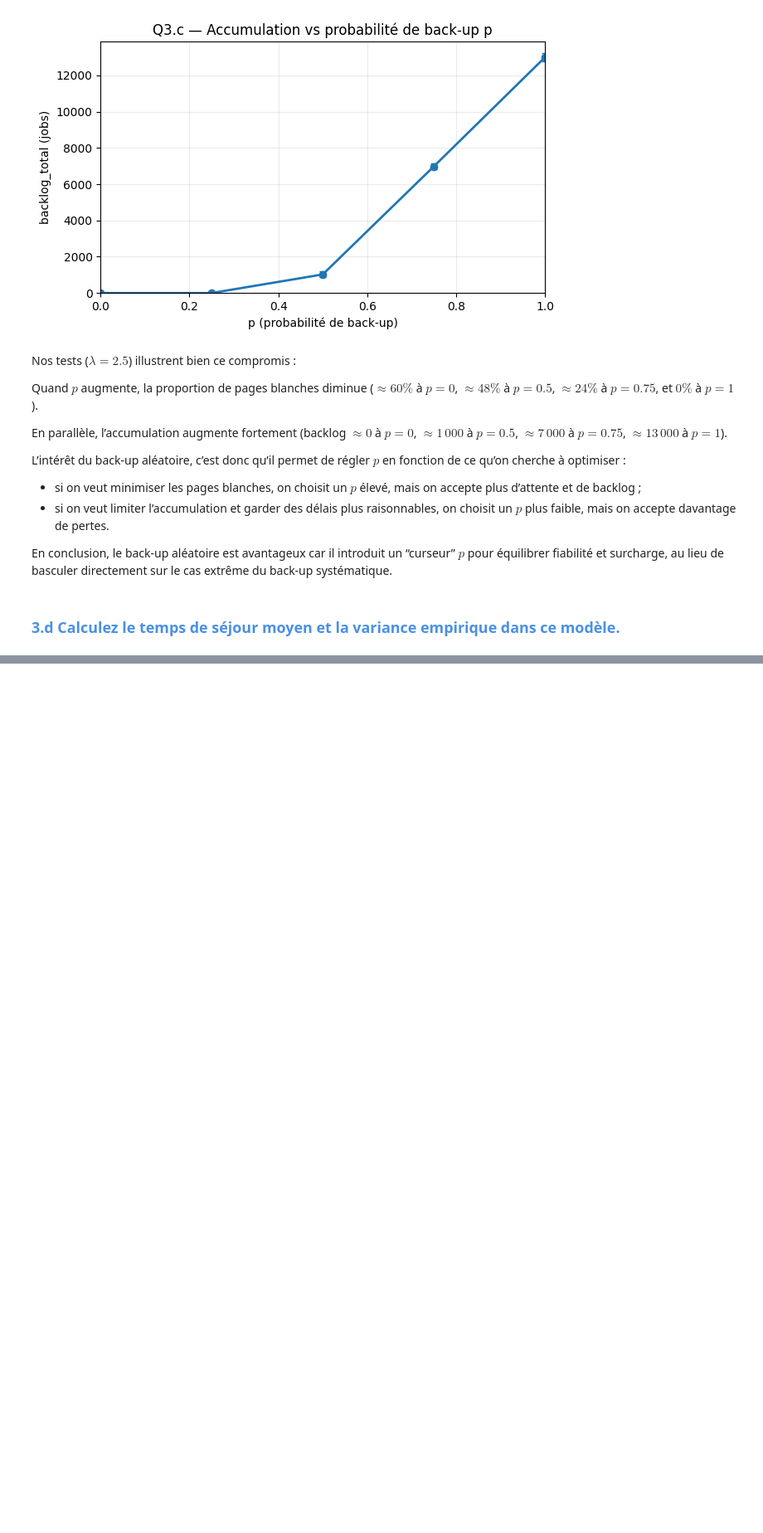
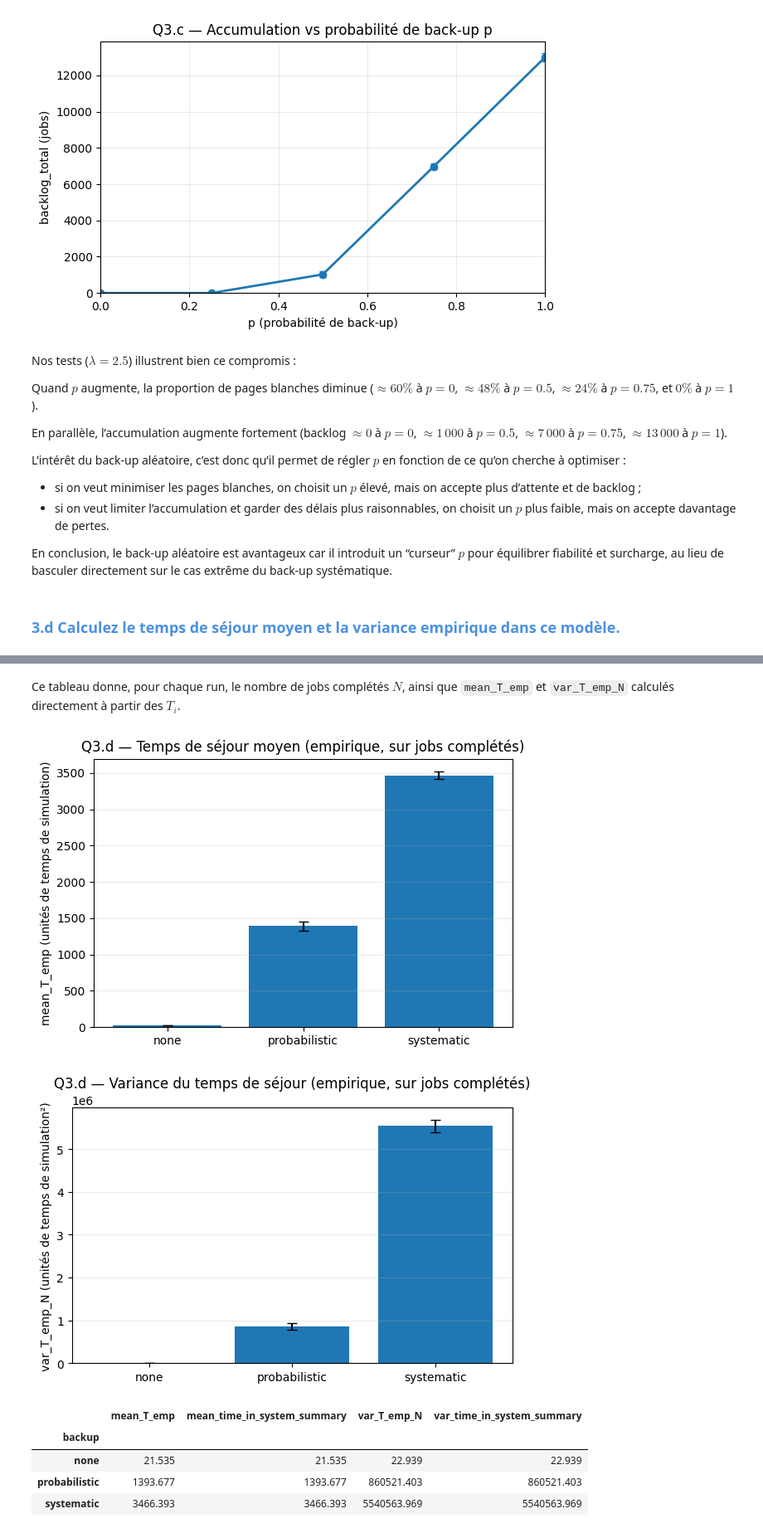
Before and after one commit to InfernalPumkin/Ero2, a Jupyter notebook: question.ipynb, the cells around one changed output, grey strips where cells are left out. Shown at 83% size. Cells and saved outputs as stored; diff of their text form; code cells hidden in the pictures; blank space fills up the shorter version.

```diff
--- a/question.ipynb
+++ b/question.ipynb
@@ -1018,0 +1036,78 @@ s = summarize_experiment(summary_csv)
+# %% [markdown]
+Ce tableau donne, pour chaque run, le nombre de jobs complétés $N$, ainsi que `mean_T_emp` et `var_T_emp_N` calculés directement à partir des $T_i$.
+# %%
+import numpy as np
+import matplotlib.pyplot as plt
+
+# Unité de temps : dans ce modèle, le temps est en "unités de temps de simulation" (pas en secondes/minutes).
+TIME_UNIT = "unités de temps de simulation"
+TIME_UNIT2 = "unités de temps de simulation²"
+
+order = ["none", "probabilistic", "systematic"]
+
+# Tableau agrégé
+agg = (
+    df_q3d.groupby("backup")[["mean_T_emp", "var_T_emp_N", "N_completed"]]
+    .agg(["mean", "std"])
+    .reindex(order)
+)
+
+tab = agg.copy()
+tab.columns = [f"{a}_{b}" for (a, b) in tab.columns]
+tab = tab.reset_index().rename(columns={"backup": "policy"})
+tab = tab.rename(
+    columns={
+        "mean_T_emp_mean": f"mean_T_emp_mean ({TIME_UNIT})",
+        "mean_T_emp_std": f"mean_T_emp_std ({TIME_UNIT})",
+        "var_T_emp_N_mean": f"var_T_emp_N_mean ({TIME_UNIT2})",
+        "var_T_emp_N_std": f"var_T_emp_N_std ({TIME_UNIT2})",
+    }
+)
+tab = tab.round(3)
+tab
+
+# Graph 1 — Moyenne empirique du temps de séjour (bar ± std)
+
+sub = df_q3d.groupby("backup")["mean_T_emp"].agg(["mean", "std"]).reindex(order)
+
+x = np.arange(len(order))
+fig, ax = plt.subplots(figsize=(6, 4))
+ax.bar(x, sub["mean"].to_numpy(), yerr=sub["std"].fillna(0).to_numpy(), capsize=4)
+ax.set_xticks(x)
+ax.set_xticklabels(order)
+ax.set_title(r"Q3.d — Temps de séjour moyen $\hat{E}[T]$ (empirique, sur jobs complétés)")
+ax.set_ylabel(rf"$\hat{{E}}[T]$ ({TIME_UNIT})")
+ax.grid(True, axis="y", alpha=0.25)
+fig.tight_layout()
+plt.show()
+
+# Graph 2 — Variance empirique du temps de séjour (bar ± std)
+
+sub = df_q3d.groupby("backup")["var_T_emp_N"].agg(["mean", "std"]).reindex(order)
+
+x = np.arange(len(order))
+fig, ax = plt.subplots(figsize=(6, 4))
+ax.bar(x, sub["mean"].to_numpy(), yerr=sub["std"].fillna(0).to_numpy(), capsize=4)
+ax.set_xticks(x)
+ax.set_xticklabels(order)
+ax.set_title(r"Q3.d — Variance du temps de séjour $\widehat{\mathrm{Var}}(T)$ (empirique, sur jobs complétés)")
+ax.set_ylabel(rf"$\widehat{{\mathrm{{Var}}}}(T)$ ({TIME_UNIT2})")
+ax.grid(True, axis="y", alpha=0.25)
+fig.tight_layout()
+plt.show()
+
+
+check = df_q3d.groupby("backup")[[
+    "mean_T_emp", "mean_time_in_system_summary",
+    "var_T_emp_N", "var_time_in_system_summary"
+]].mean().reindex(order)
+
+(check.round(3))
+# %% [output]
+[figure, added]
+[figure, added]
+|  | mean_T_emp | mean_time_in_system_summary | var_T_emp_N | var_time_in_system_summary |
+| backup |  |  |  |  |
+| none | 21.535 | 21.535 | 22.939 | 22.939 |
+| probabilistic | 1393.677 | 1393.677 | 860521.403 | 860521.403 |
+| systematic | 3466.393 | 3466.393 | 5540563.969 | 5540563.969 |
```
Also changed, not shown: parts of 5 cells of this notebook.
